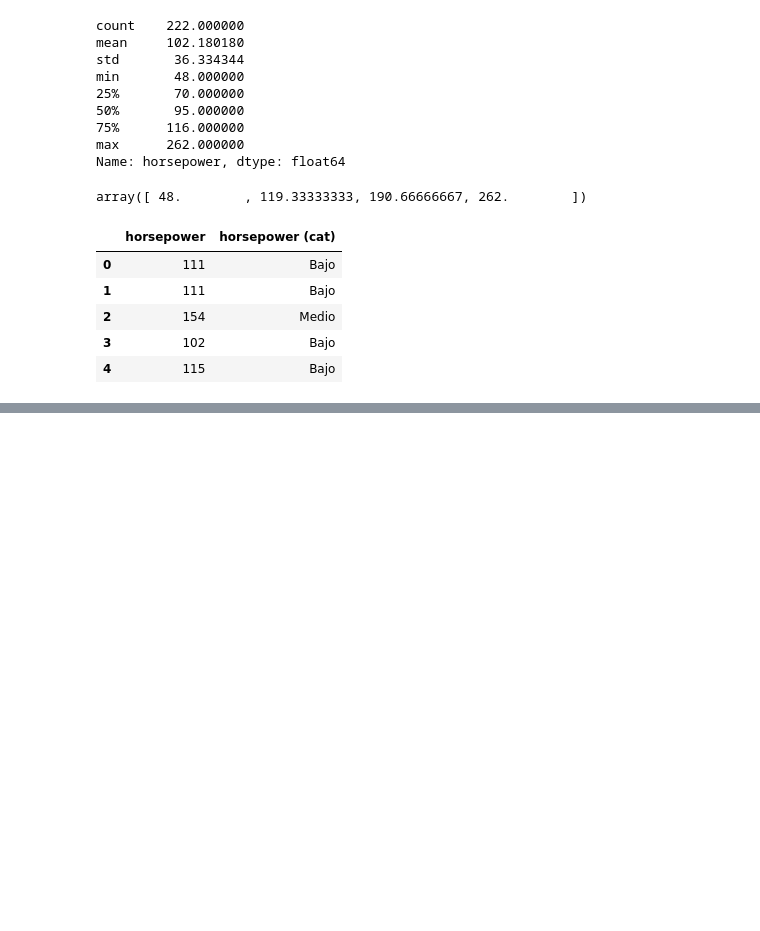
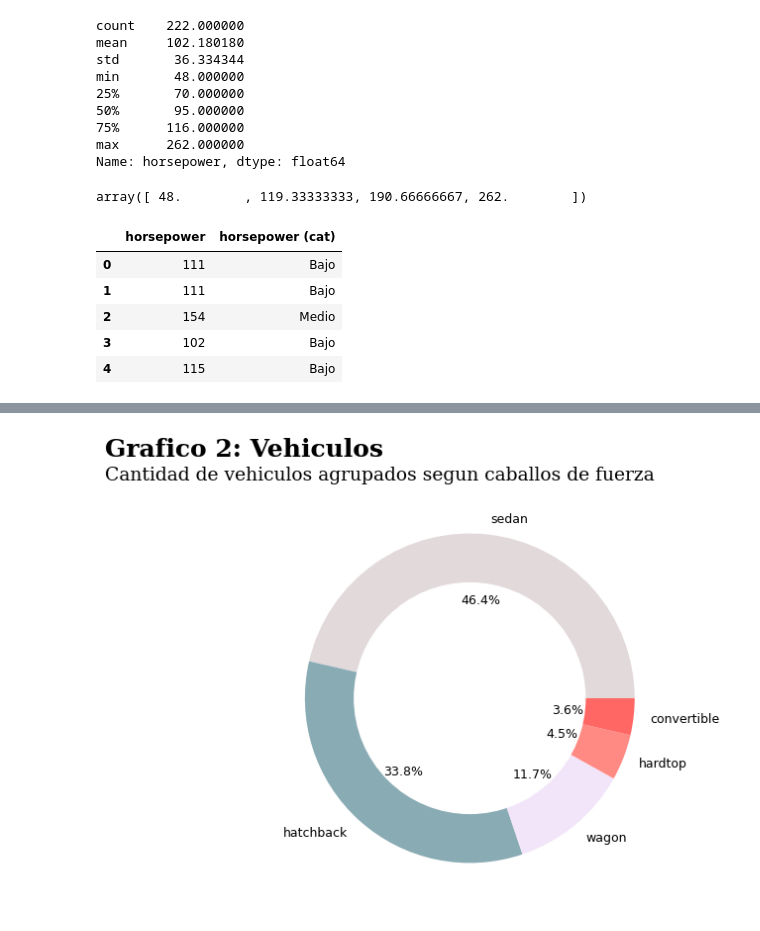
Before and after one commit to Sergio-et/AnalisisDeDatos, a Jupyter notebook: AnalyticsCarros.ipynb, the cells around one changed output, grey strips where cells are left out. Drawn from its saved outputs; the diff is of its cells as text; code cells hidden in the pictures; blank space fills up the shorter version.

```diff
--- a/AnalyticsCarros.ipynb
+++ b/AnalyticsCarros.ipynb
@@ -535,0 +811,5 @@ dfAutos.head(5)
+# %%
+gf = dfAutos.groupby(['style']).count()
+gf = gf.iloc[:,:1]
+gf = gf.sort_values('symboling', ascending = False)
+gf
@@ -535,0 +824,48 @@ dfAutos.head(5)
+# %%
+fig, ax = plt.subplots(1,1, figsize=(8,6.9), dpi=90)
+
+names = gf.index.tolist()
+stilo = gf['symboling'].tolist()
+
+#Crear un círculo
+circulo = plt.Circle((0,0),0.7, color = "white")
+
+bar_colors = ['#e2d9db','#89abb4', '#f2e5f9', '#ff8a84', '#fe6763']
+ax.pie(stilo, labels=names,colors=bar_colors, autopct='%1.1f%%')
+
+
+#--------------------------------------------------------------------------------------------------------------------#
+#--------------------CONFIGURACION DE LOS TITULOS, SUBTITULOS Y EJES DEL GRAFICO ------------------------------------#
+#--------------------------------------------------------------------------------------------------------------------#
+#FORMATO DEL TITULO
+title = "Grafico 2: Vehiculos"
+plt.suptitle(title,
+             horizontalalignment = 'left',
+             x = 0.001,
+             y = 0.87,
+             transform = fig.transFigure,
+             fontsize = 20,
+             fontweight = "bold",
+             fontfamily = "serif")
+
+#FORMATO DEL SUBTITULO
+subTitle = "Cantidad de vehiculos agrupados segun caballos de fuerza"
+ax.set_title(subTitle,
+             horizontalalignment = 'left',
+             x = 0.001,
+             y = 0.80,
+             transform = fig.transFigure,
+             fontsize = 15,
+             fontweight = "regular",
+             fontfamily = "serif")
+
+
+#CONFIGURACION LA UBICACION DEL GRAFICO
+plt.subplots_adjust(top=0.78)
+
+p = plt.gcf()
+p.gca().add_artist(circulo)
+
+plt.show()
+# %% [output]
+[figure, added]
```
Also changed, not shown: parts of 32 cells of this notebook.
